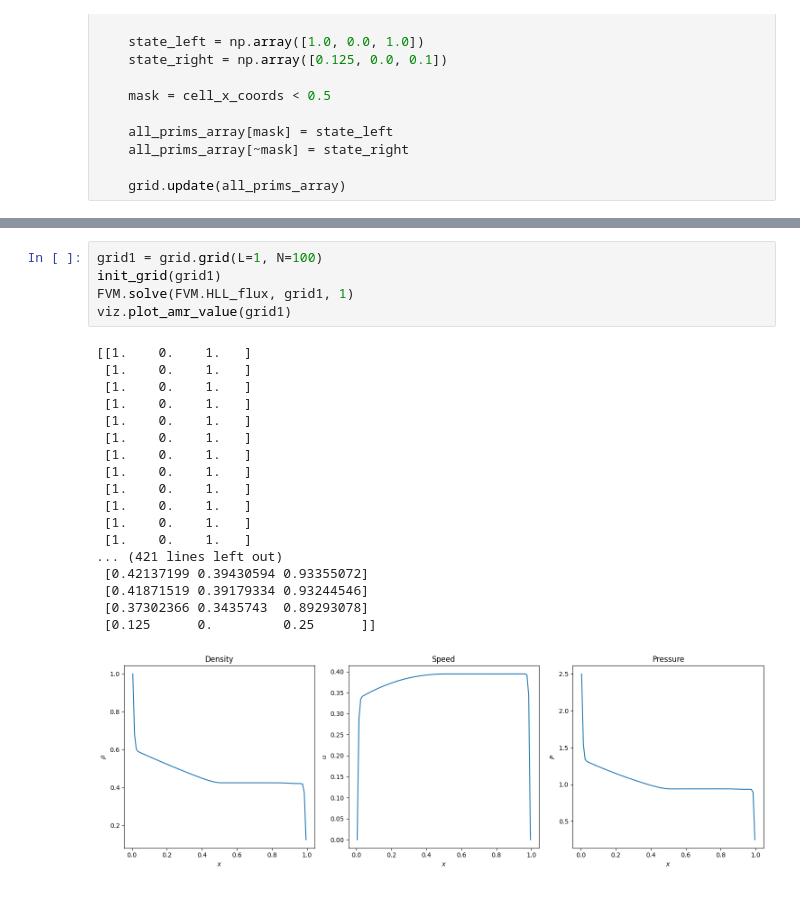
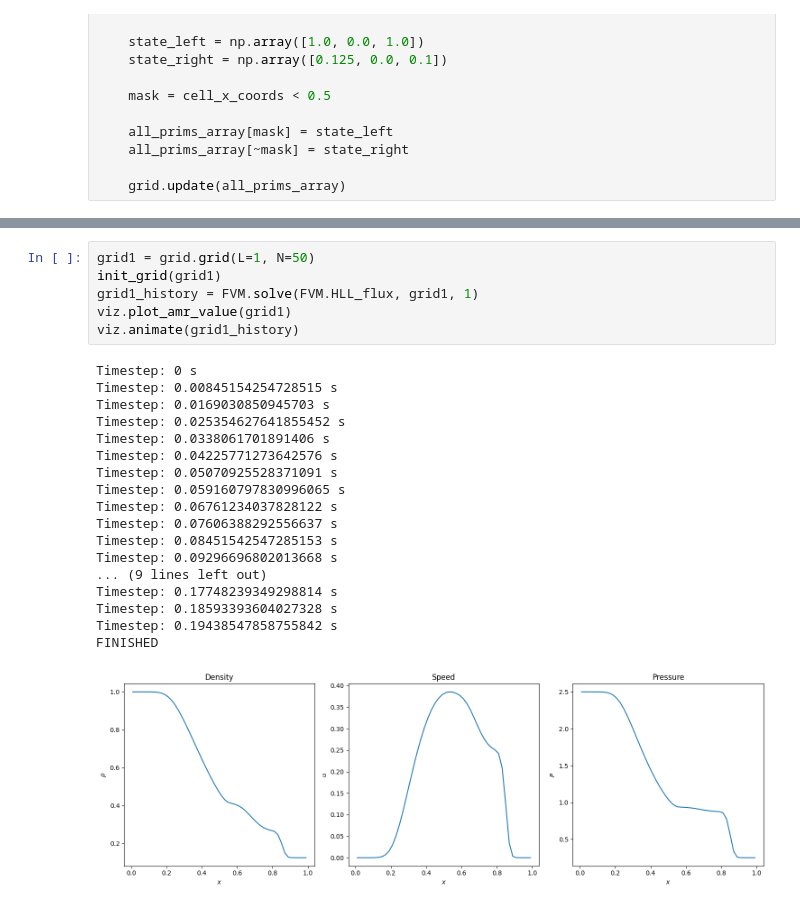
Before and after one commit to yttcari/1d_AMR, a Jupyter notebook: 03_1DAMR_solver.ipynb, the cells around one changed output, grey strips where cells are left out. Cells and saved outputs as stored; diff of their text form.

```diff
--- a/03_1DAMR_solver.ipynb
+++ b/03_1DAMR_solver.ipynb
@@ -59,24 +60,25 @@ viz.plot_amr_value(grid0)
 # %%
-grid1 = grid.grid(L=1, N=100)
+grid1 = grid.grid(L=1, N=50)
 init_grid(grid1)
-FVM.solve(FVM.HLL_flux, grid1, 1)
+grid1_history = FVM.solve(FVM.HLL_flux, grid1, 1)
 viz.plot_amr_value(grid1)
+viz.animate(grid1_history)
 # %% [output]
-[[1.    0.    1.   ]
- [1.    0.    1.   ]
- [1.    0.    1.   ]
- [1.    0.    1.   ]
- [1.    0.    1.   ]
- [1.    0.    1.   ]
- [1.    0.    1.   ]
- [1.    0.    1.   ]
- [1.    0.    1.   ]
- [1.    0.    1.   ]
- [1.    0.    1.   ]
- [1.    0.    1.   ]
-... (421 lines left out)
- [0.42137199 0.39430594 0.93355072]
- [0.41871519 0.39179334 0.93244546]
- [0.37302366 0.3435743  0.89293078]
- [0.125      0.         0.25      ]]
+Timestep: 0 s
+Timestep: 0.00845154254728515 s
+Timestep: 0.0169030850945703 s
+Timestep: 0.025354627641855452 s
+Timestep: 0.0338061701891406 s
+Timestep: 0.04225771273642576 s
+Timestep: 0.05070925528371091 s
+Timestep: 0.059160797830996065 s
+Timestep: 0.06761234037828122 s
+Timestep: 0.07606388292556637 s
+Timestep: 0.08451542547285153 s
+Timestep: 0.09296696802013668 s
+... (9 lines left out)
+Timestep: 0.17748239349298814 s
+Timestep: 0.18593393604027328 s
+Timestep: 0.19438547858755842 s
+FINISHED
-[figure, old version]
+[figure, new version]
```
Also changed, not shown: parts of 3 cells of this notebook, 4 other files.
